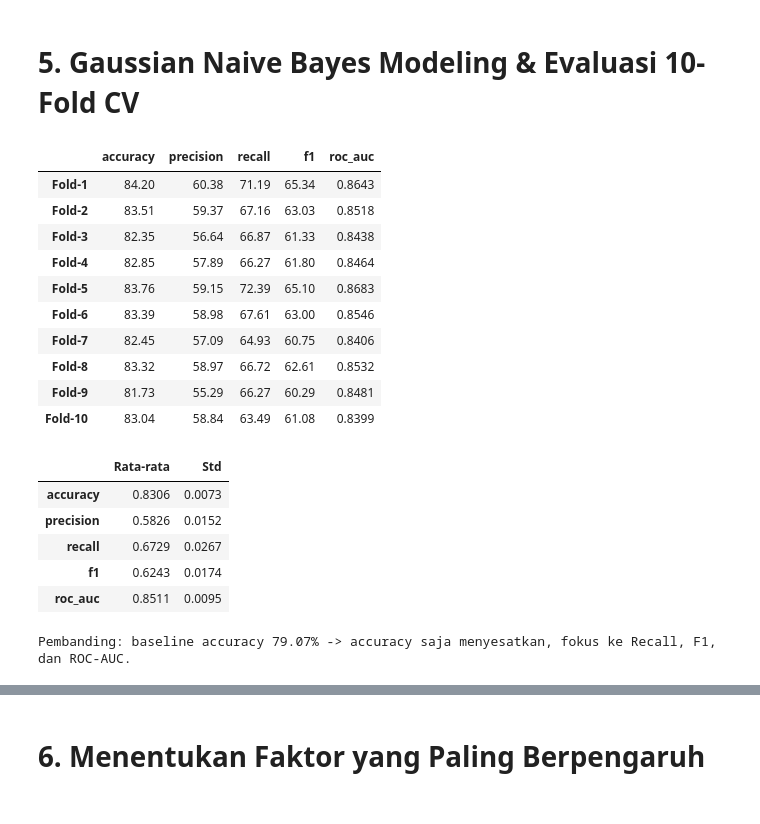
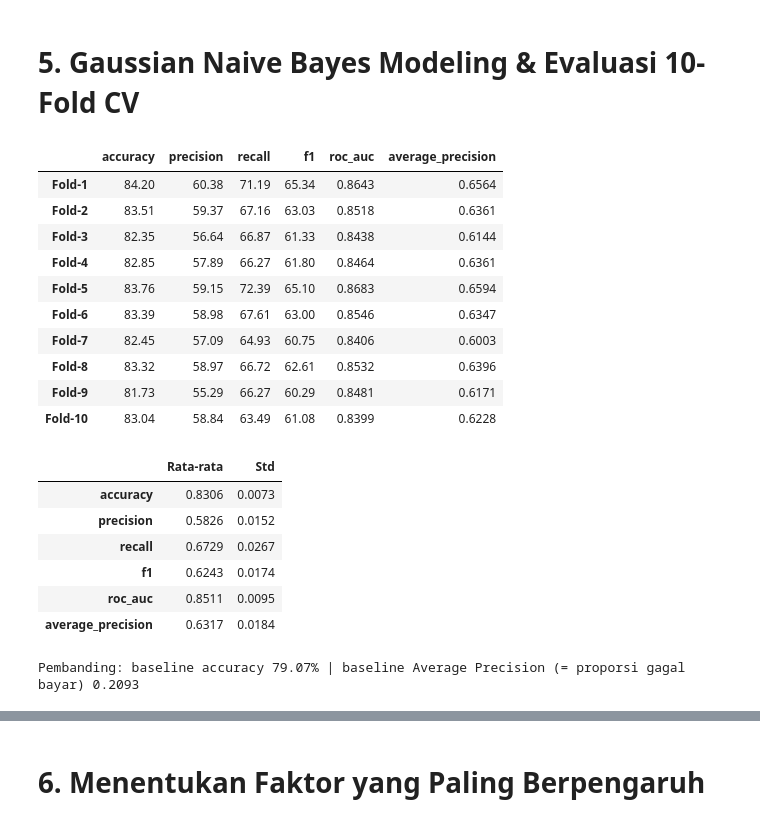
Before and after one commit to ArluxSho/credit-risk-prediction-naive-bayes, a Jupyter notebook: credit_risk_classification.ipynb, the cells around one changed output, grey strips where cells are left out. Saved outputs shown, nothing was run; the diff lists cells and outputs as text; code cells hidden in the pictures.

```diff
--- a/credit_risk_classification.ipynb
+++ b/credit_risk_classification.ipynb
@@ -310,44 +329,48 @@ plt.show()
 # %% [markdown]
 # 5. Gaussian Naive Bayes Modeling & Evaluasi 10-Fold CV
 # %%
-# membuat pipeline untuk imputasi median, transformasi log, dan klasifikasi Naive Bayes
+from sklearn.metrics import average_precision_score, precision_recall_curve
+
 LOG_COLS = ['person_income', 'loan_amnt']
 IMP_COLS = ['person_emp_length', 'loan_int_rate']
 
 def make_pipeline():
     imputer = ColumnTransformer([('imp', SimpleImputer(strategy='median'), IMP_COLS)],
                                 remainder='passthrough', verbose_feature_names_out=False).set_output(transform='pandas')
     logger = ColumnTransformer([('log', FunctionTransformer(np.log1p, feature_names_out='one-to-one'), LOG_COLS)],
                                remainder='passthrough', verbose_feature_names_out=False).set_output(transform='pandas')
     return Pipeline([('imputer', imputer), ('log', logger), ('gnb', GaussianNB())])
 
 pipe = make_pipeline()
 skf = StratifiedKFold(n_splits=10, shuffle=True, random_state=RANDOM_STATE)
-scoring = ['accuracy','precision','recall','f1','roc_auc']
+scoring = ['accuracy', 'precision', 'recall', 'f1', 'roc_auc', 'average_precision']   # + average_precision
 cv = cross_validate(pipe, X, y, cv=skf, scoring=scoring)
 
-fold_df = pd.DataFrame({f'{m}': cv[f'test_{m}'] for m in scoring}, index=[f'Fold-{i}' for i in range(1, 11)])
-display((fold_df*100).round(2).assign(roc_auc=fold_df['roc_auc'].round(4)))
+fold_df = pd.DataFrame({m: cv[f'test_{m}'] for m in scoring}, index=[f'Fold-{i}' for i in range(1, 11)])
+display((fold_df * 100).round(2).assign(roc_auc=fold_df['roc_auc'].round(4),
+                                        average_precision=fold_df['average_precision'].round(4)))
 summary = pd.DataFrame({'Rata-rata': fold_df.mean(), 'Std': fold_df.std()}).round(4)
 display(summary)
-print(f"Pembanding: baseline accuracy {max(y.mean(), 1-y.mean())*100:.2f}% -> accuracy saja menyesatkan, fokus ke Recall, F1, dan ROC-AUC.")
+print(f"Pembanding: baseline accuracy {max(y.mean(), 1 - y.mean())*100:.2f}% | baseline Average Precision "
+      f"(= proporsi gagal bayar) {y.mean():.4f}")
 # %% [output]
-|  | accuracy | precision | recall | f1 | roc_auc |
-| Fold-1 | 84.20 | 60.38 | 71.19 | 65.34 | 0.8643 |
-| Fold-2 | 83.51 | 59.37 | 67.16 | 63.03 | 0.8518 |
-| Fold-3 | 82.35 | 56.64 | 66.87 | 61.33 | 0.8438 |
-| Fold-4 | 82.85 | 57.89 | 66.27 | 61.80 | 0.8464 |
-| Fold-5 | 83.76 | 59.15 | 72.39 | 65.10 | 0.8683 |
-| Fold-6 | 83.39 | 58.98 | 67.61 | 63.00 | 0.8546 |
-| Fold-7 | 82.45 | 57.09 | 64.93 | 60.75 | 0.8406 |
-| Fold-8 | 83.32 | 58.97 | 66.72 | 62.61 | 0.8532 |
-| Fold-9 | 81.73 | 55.29 | 66.27 | 60.29 | 0.8481 |
-| Fold-10 | 83.04 | 58.84 | 63.49 | 61.08 | 0.8399 |
+|  | accuracy | precision | recall | f1 | roc_auc | average_precision |
+| Fold-1 | 84.20 | 60.38 | 71.19 | 65.34 | 0.8643 | 0.6564 |
+| Fold-2 | 83.51 | 59.37 | 67.16 | 63.03 | 0.8518 | 0.6361 |
+| Fold-3 | 82.35 | 56.64 | 66.87 | 61.33 | 0.8438 | 0.6144 |
+| Fold-4 | 82.85 | 57.89 | 66.27 | 61.80 | 0.8464 | 0.6361 |
+| Fold-5 | 83.76 | 59.15 | 72.39 | 65.10 | 0.8683 | 0.6594 |
+| Fold-6 | 83.39 | 58.98 | 67.61 | 63.00 | 0.8546 | 0.6347 |
+| Fold-7 | 82.45 | 57.09 | 64.93 | 60.75 | 0.8406 | 0.6003 |
+| Fold-8 | 83.32 | 58.97 | 66.72 | 62.61 | 0.8532 | 0.6396 |
+| Fold-9 | 81.73 | 55.29 | 66.27 | 60.29 | 0.8481 | 0.6171 |
+| Fold-10 | 83.04 | 58.84 | 63.49 | 61.08 | 0.8399 | 0.6228 |
 |  | Rata-rata | Std |
 | accuracy | 0.8306 | 0.0073 |
 | precision | 0.5826 | 0.0152 |
 | recall | 0.6729 | 0.0267 |
 | f1 | 0.6243 | 0.0174 |
 | roc_auc | 0.8511 | 0.0095 |
+| average_precision | 0.6317 | 0.0184 |
-Pembanding: baseline accuracy 79.07% -> accuracy saja menyesatkan, fokus ke Recall, F1, dan ROC-AUC.
+Pembanding: baseline accuracy 79.07% | baseline Average Precision (= proporsi gagal bayar) 0.2093
 # %%
```
Also changed, not shown: parts of 10 cells of this notebook.
